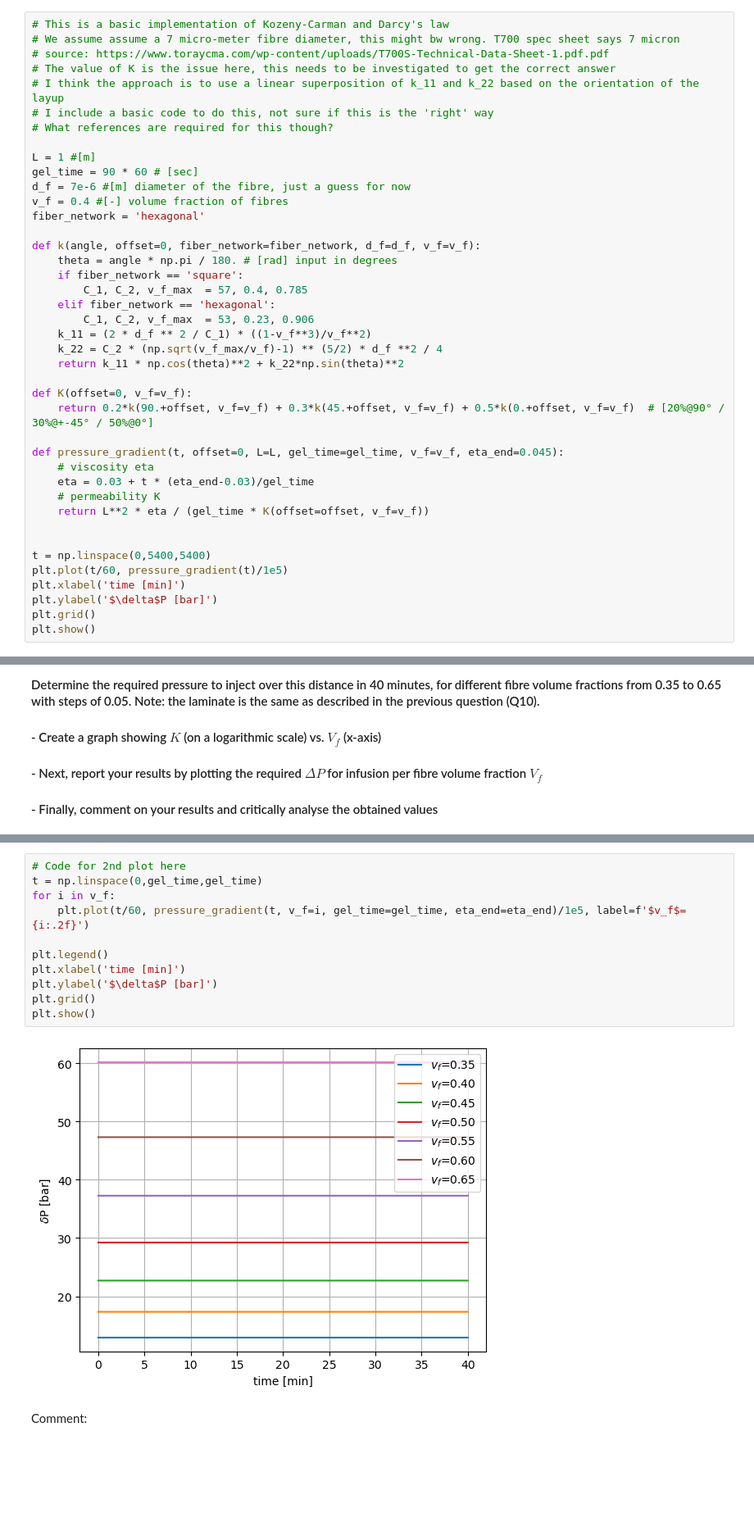
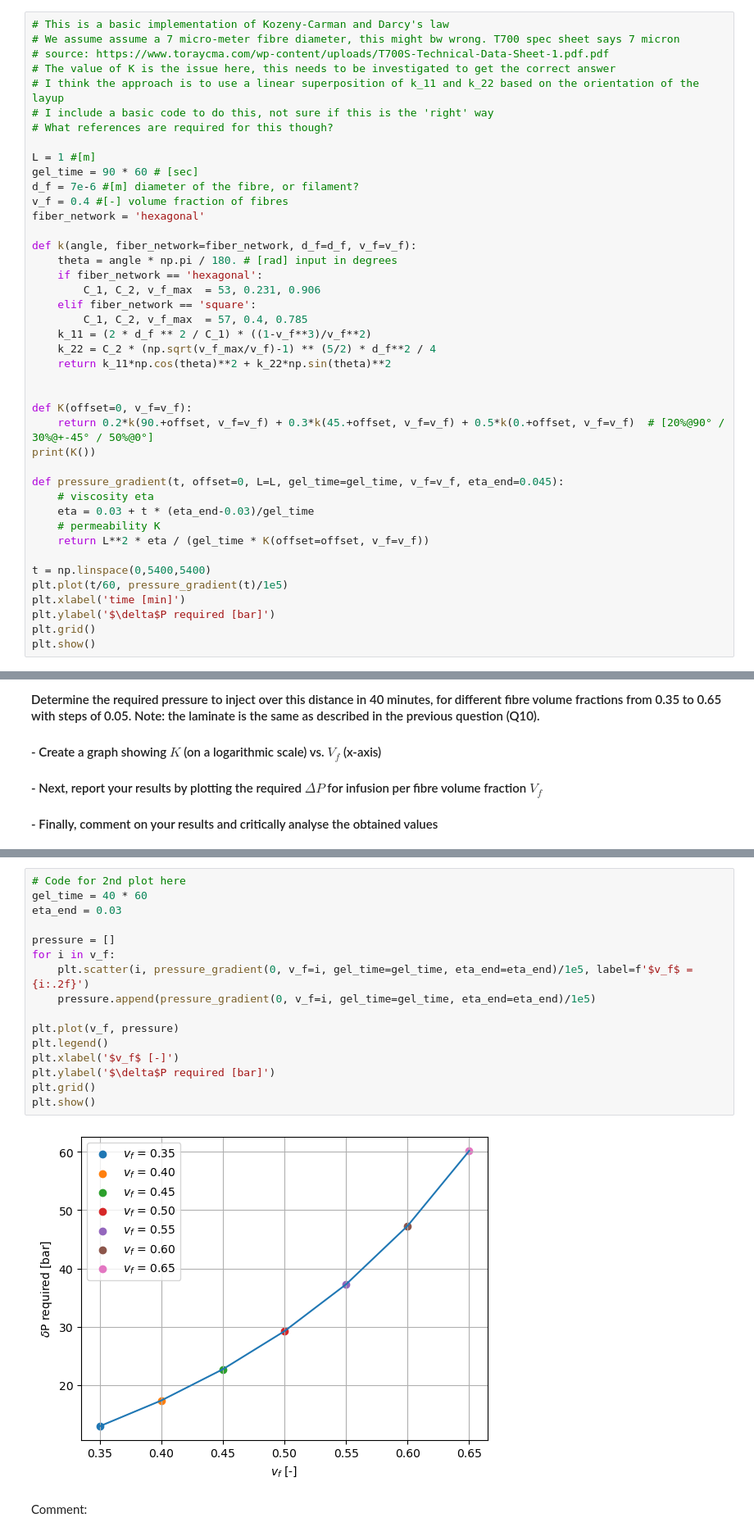
Before and after one commit to arthurstreebgreebling/PCM, a Jupyter notebook: A2 Rheokinetics/Notebook Rheokinetics.ipynb, the cells around one changed output, grey strips where cells are left out. Shown at 82% size. Cells and saved outputs as stored; diff of their text form; blank space fills up the shorter version.

```diff
--- a/A2 Rheokinetics/Notebook Rheokinetics.ipynb
+++ b/A2 Rheokinetics/Notebook Rheokinetics.ipynb
@@ -600,22 +601,24 @@ $$ Q = \frac{K_{ij}A}{\eta L} \Delta P $$
 
 L = 1 #[m]
 gel_time = 90 * 60 # [sec]
-d_f = 7e-6 #[m] diameter of the fibre, just a guess for now
+d_f = 7e-6 #[m] diameter of the fibre, or filament?
 v_f = 0.4 #[-] volume fraction of fibres
 fiber_network = 'hexagonal'
 
-def k(angle, offset=0, fiber_network=fiber_network, d_f=d_f, v_f=v_f):
+def k(angle, fiber_network=fiber_network, d_f=d_f, v_f=v_f):
     theta = angle * np.pi / 180. # [rad] input in degrees
-    if fiber_network == 'square':
+    if fiber_network == 'hexagonal':
+        C_1, C_2, v_f_max  = 53, 0.231, 0.906
+    elif fiber_network == 'square':
         C_1, C_2, v_f_max  = 57, 0.4, 0.785
-    elif fiber_network == 'hexagonal':
-        C_1, C_2, v_f_max  = 53, 0.23, 0.906
     k_11 = (2 * d_f ** 2 / C_1) * ((1-v_f**3)/v_f**2)
-    k_22 = C_2 * (np.sqrt(v_f_max/v_f)-1) ** (5/2) * d_f **2 / 4
-    return k_11 * np.cos(theta)**2 + k_22*np.sin(theta)**2
+    k_22 = C_2 * (np.sqrt(v_f_max/v_f)-1) ** (5/2) * d_f**2 / 4
+    return k_11*np.cos(theta)**2 + k_22*np.sin(theta)**2
+
 
 def K(offset=0, v_f=v_f):
     return 0.2*k(90.+offset, v_f=v_f) + 0.3*k(45.+offset, v_f=v_f) + 0.5*k(0.+offset, v_f=v_f)  # [20%@90° / 30%@+-45° / 50%@0°]
+print(K())
 
 def pressure_gradient(t, offset=0, L=L, gel_time=gel_time, v_f=v_f, eta_end=0.045):
     # viscosity eta
@@ -623,11 +626,10 @@ def pressure_gradient(t, offset=0, L=L, gel_time=gel_time, v_f=v_f, eta_end=0.04
     # permeability K
     return L**2 * eta / (gel_time * K(offset=offset, v_f=v_f))
 
-
 t = np.linspace(0,5400,5400)
 plt.plot(t/60, pressure_gradient(t)/1e5)
 plt.xlabel('time [min]')
-plt.ylabel('$\delta$P [bar]')
+plt.ylabel('$\delta$P required [bar]')
 plt.grid()
 plt.show()
 # %% [output]
@@ -691,16 +694,21 @@ plt.show()
 # %%
 # Code for 2nd plot here
-t = np.linspace(0,gel_time,gel_time)
+gel_time = 40 * 60
+eta_end = 0.03
+
+pressure = []
 for i in v_f:
-    plt.plot(t/60, pressure_gradient(t, v_f=i, gel_time=gel_time, eta_end=eta_end)/1e5, label=f'$v_f$={i:.2f}')
+    plt.scatter(i, pressure_gradient(0, v_f=i, gel_time=gel_time, eta_end=eta_end)/1e5, label=f'$v_f$ = {i:.2f}')
+    pressure.append(pressure_gradient(0, v_f=i, gel_time=gel_time, eta_end=eta_end)/1e5)
 
+plt.plot(v_f, pressure)
 plt.legend()
-plt.xlabel('time [min]')
-plt.ylabel('$\delta$P [bar]')
+plt.xlabel('$v_f$ [-]')
+plt.ylabel('$\delta$P required [bar]')
 plt.grid()
 plt.show()
 # %% [output]
-[figure, old version]
+[figure, new version]
 # %% [markdown]
 Comment:
 # %% [markdown]
```
Also changed, not shown: parts of 20 cells of this notebook, 21 other files.
